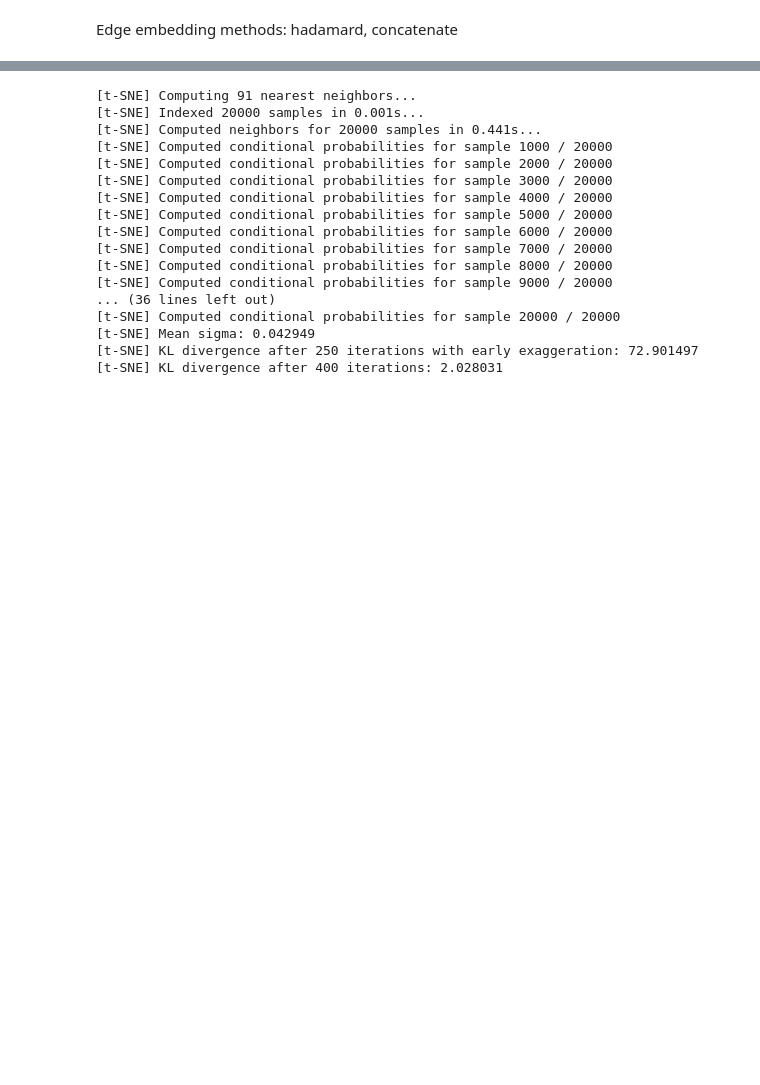
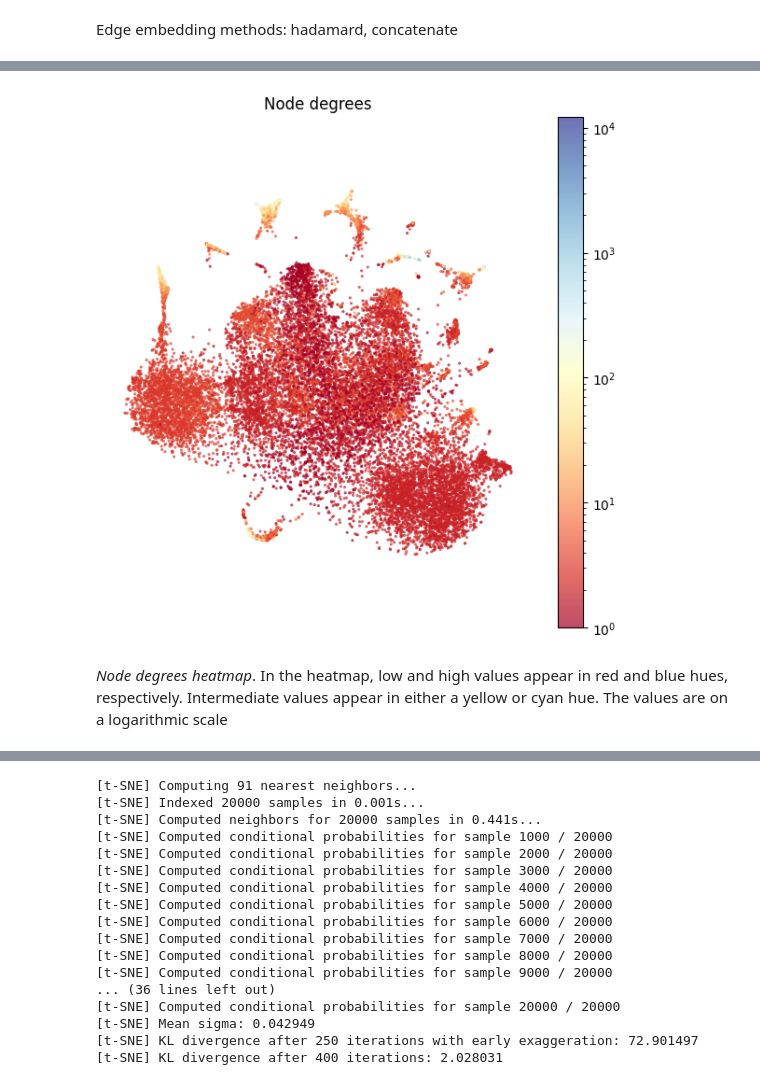
Before and after one commit to sanyabt/npkg-embedding, a Jupyter notebook: embedding-evaluation/transe-edge-prediction-vis.ipynb, the cells around one changed output, grey strips where cells are left out. Saved outputs shown, nothing was run; the diff lists cells and outputs as text; code cells hidden in the pictures; blank space fills up the shorter version.

```diff
--- a/embedding-evaluation/transe-edge-prediction-vis.ipynb
+++ b/embedding-evaluation/transe-edge-prediction-vis.ipynb
@@ -126,0 +140,9 @@ vis_had.plot_node_degrees(
+# %%
+%%time
+fig, ax = plt.subplots(figsize=(6,6))
+vis_had.plot_node_degrees(figure=fig, axes=ax)
+fig.savefig('../images/transe_node_degrees.png')
+plt.show()
+# %% [output]
+[figure, added]
+Node degrees heatmap. In the heatmap, low and high values appear in red and blue hues, respectively. Intermediate values appear in either a yellow or cyan hue. The values are on a logarithmic scale
```
Also changed, not shown: parts of 16 cells of this notebook, 8 other files.
